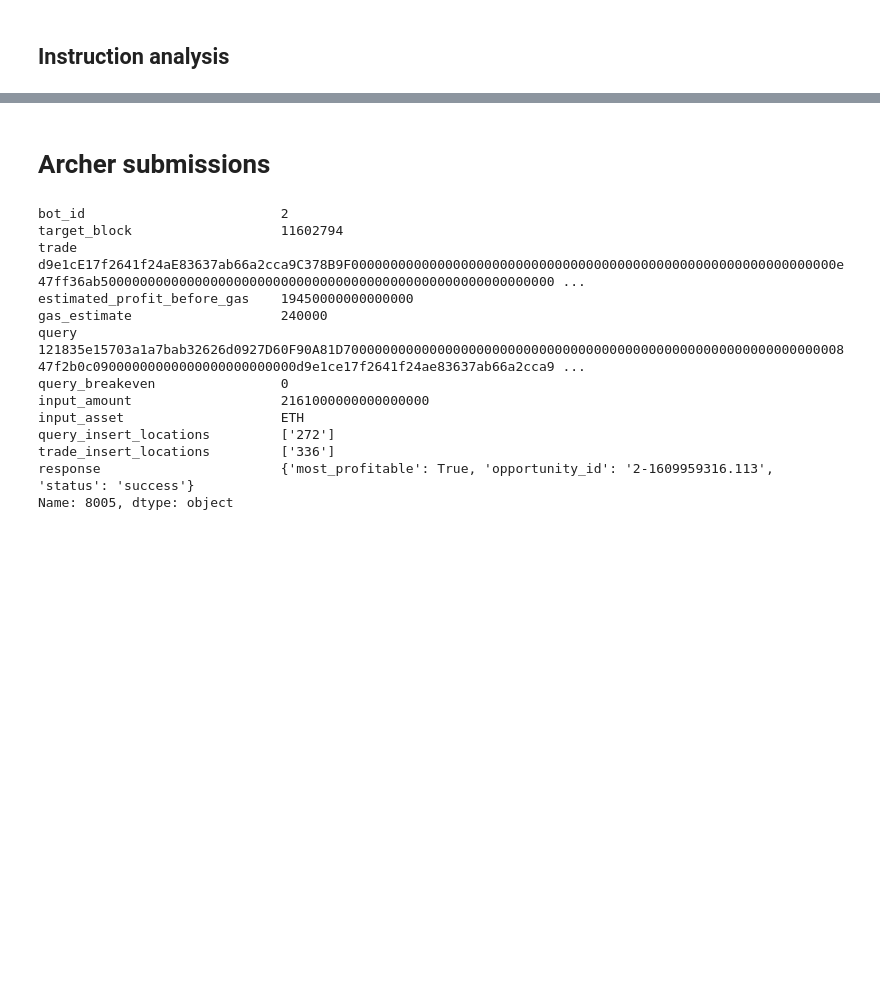
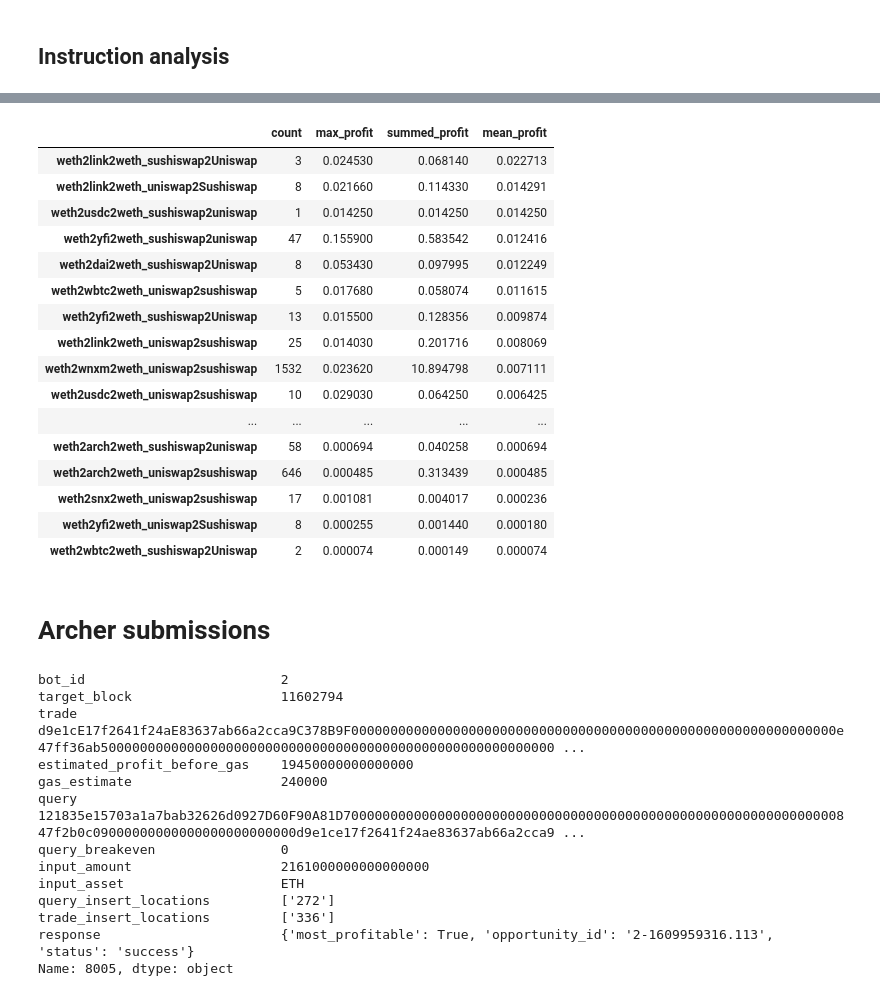
Before and after one commit to halo3mic/mosquito, a Jupyter notebook: analysis/log_analysis.ipynb, the cells around one changed output, grey strips where cells are left out. Drawn from its saved outputs; the diff is of its cells as text; code cells hidden in the pictures; blank space fills up the shorter version.

```diff
--- a/analysis/log_analysis.ipynb
+++ b/analysis/log_analysis.ipynb
@@ -107,3 +94,26 @@ opp_comp_df.sort_values(by="mean_profit", ascending=0)
+# %%
+gross_profit_instr = df.groupby("instrName").agg({"blockNumber": "count", "grossProfit": ["max", "sum", "mean"]})
+gross_profit_instr.columns = ["count", "max_profit", "summed_profit", "mean_profit"]
+gross_profit_instr.index.name = None
+gross_profit_instr.sort_values(by="mean_profit", ascending=0)
+# %% [output]
+|  | count | max_profit | summed_profit | mean_profit |
+| weth2link2weth_sushiswap2Uniswap | 3 | 0.024530 | 0.068140 | 0.022713 |
+| weth2link2weth_uniswap2Sushiswap | 8 | 0.021660 | 0.114330 | 0.014291 |
+| weth2usdc2weth_sushiswap2uniswap | 1 | 0.014250 | 0.014250 | 0.014250 |
+| weth2yfi2weth_sushiswap2uniswap | 47 | 0.155900 | 0.583542 | 0.012416 |
+| weth2dai2weth_sushiswap2Uniswap | 8 | 0.053430 | 0.097995 | 0.012249 |
+| weth2wbtc2weth_uniswap2sushiswap | 5 | 0.017680 | 0.058074 | 0.011615 |
+| weth2yfi2weth_sushiswap2Uniswap | 13 | 0.015500 | 0.128356 | 0.009874 |
+| weth2link2weth_uniswap2sushiswap | 25 | 0.014030 | 0.201716 | 0.008069 |
+| weth2wnxm2weth_uniswap2sushiswap | 1532 | 0.023620 | 10.894798 | 0.007111 |
+| weth2usdc2weth_uniswap2sushiswap | 10 | 0.029030 | 0.064250 | 0.006425 |
+| ... | ... | ... | ... | ... |
+| weth2arch2weth_sushiswap2uniswap | 58 | 0.000694 | 0.040258 | 0.000694 |
+| weth2arch2weth_uniswap2sushiswap | 646 | 0.000485 | 0.313439 | 0.000485 |
+| weth2snx2weth_uniswap2sushiswap | 17 | 0.001081 | 0.004017 | 0.000236 |
+| weth2yfi2weth_uniswap2Sushiswap | 8 | 0.000255 | 0.001440 | 0.000180 |
+| weth2wbtc2weth_sushiswap2Uniswap | 2 | 0.000074 | 0.000149 | 0.000074 |
 # %% [markdown]
 # Archer submissions
 # %%
```
Also changed, not shown: parts of 10 cells of this notebook, 19 other files.
